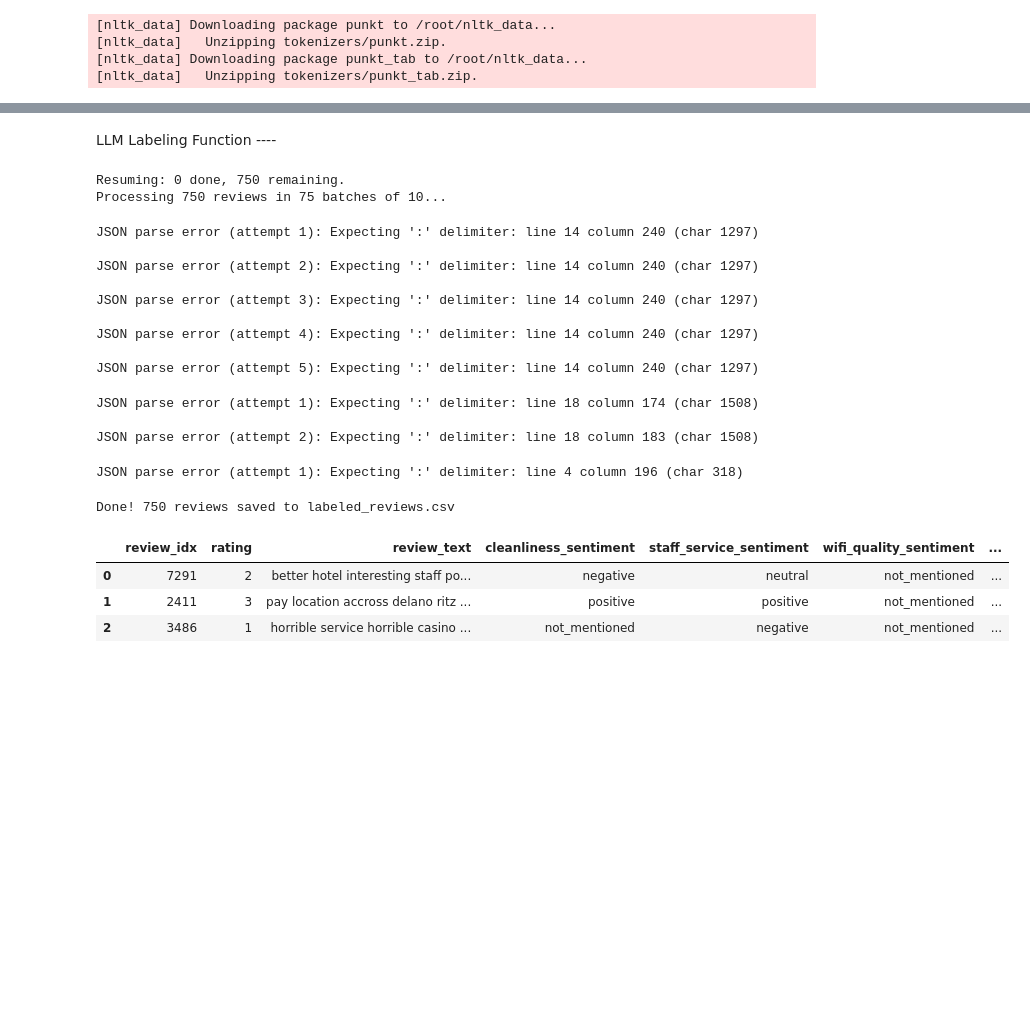
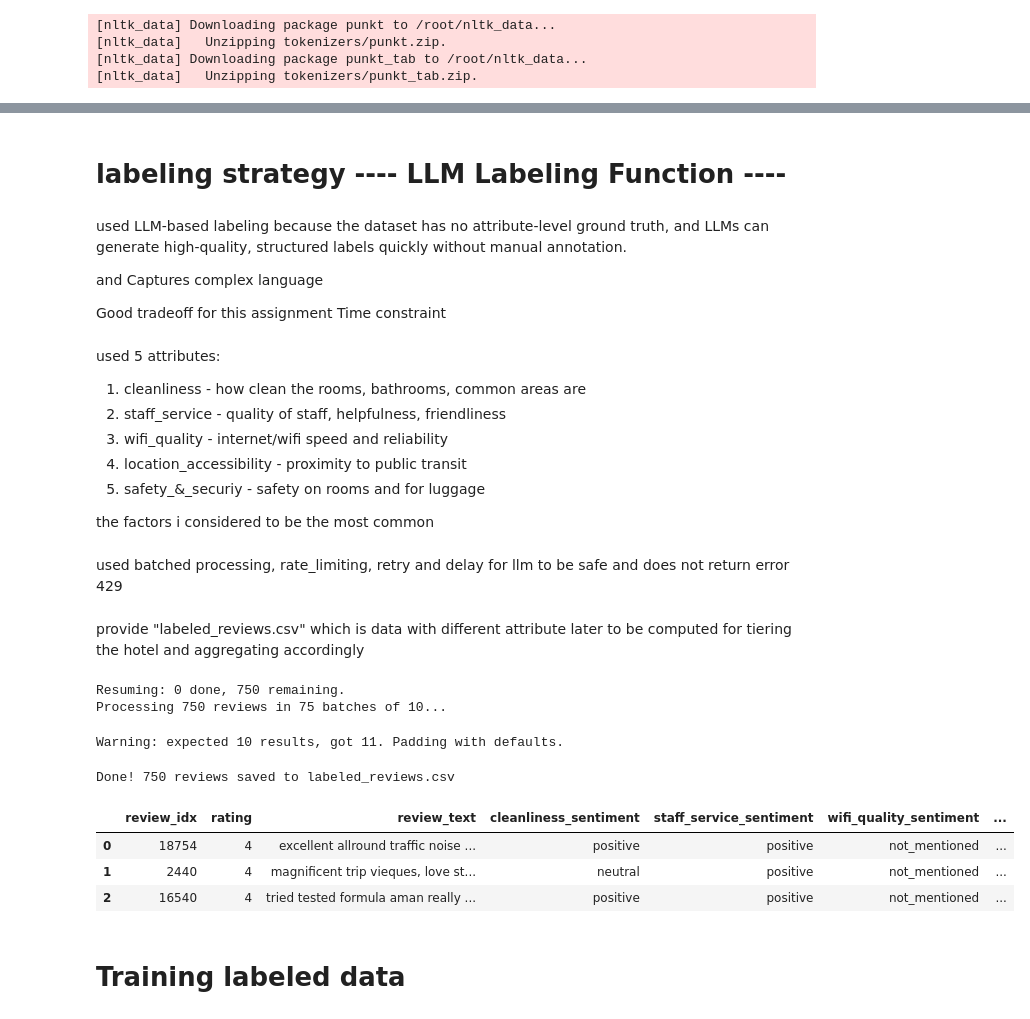
Before and after one commit to tusharxtech/Hotel-Attribute-Extraction-Tiering, a Jupyter notebook: Hotel_Attribute_Extraction_&_Tiering.ipynb, the cells around one changed output, grey strips where cells are left out. Saved outputs shown, nothing was run; the diff lists cells and outputs as text; code cells hidden in the pictures; blank space fills up the shorter version.

```diff
--- a/Hotel_Attribute_Extraction_&_Tiering.ipynb
+++ b/Hotel_Attribute_Extraction_&_Tiering.ipynb
@@ -23,10 +7,11 @@ Requirement already satisfied: typing-extensions>=4.4.0 in /usr/local/lib/python
 # %%
+!pip install kaggle
 import os
 import json
 
 kaggle_config = {
     "username": "tusharsinghlodhi",
-    "key": "KGAT_e6db6851768de7096b63921c91968a07"
+    "key": "KGAT_f0dc9d58b843e5efe1c9cd9a9d4d51d3"
 }
 
 os.makedirs('/root/.kaggle', exist_ok=True)
@@ -64,2 +72,0 @@ dropping na
-# %%
-df = df.dropna(subset=['Review'])
@@ -105,7 +111,7 @@ min_size = df['Rating'].value_counts().min()
 
 # Downsample each group
 balanced_df = pd.concat([
-    resample(df[df['Rating'] == i], replace=False, n_samples=300, random_state=42)
+    resample(df[df['Rating'] == i], replace=False, n_samples=150, random_state=42)
     for i in df['Rating'].unique()
 ])
 
@@ -167,8 +159,8 @@ def split_into_sentences(text):
     except:
         return [str(text)]
 
-train_df['sentences'] = train_df['Review'].apply(split_into_sentences)
+balanced_df['sentences'] = balanced_df['Review'].apply(split_into_sentences)
 
 
-print(f"Total sentences: {train_df['sentences'].explode().shape[0]}")
+print(f"Total sentences: {balanced_df['sentences'].explode().shape[0]}")
 # %% [output]
@@ -204,6 +198,26 @@ google-adk 1.29.0 requires opentelemetry-api<1.39.0,>=1.36.0, but you have opent
 Successfully installed eval-type-backport-0.3.1 jsonpath-python-1.1.6 mistralai-2.4.5 opentelemetry-api-1.39.1 opentelemetry-semantic-conventions-0.60b1
-# %% [markdown]
-LLM Labeling Function ----
+# %% [markdown]
+# **labeling strategy ---- LLM Labeling Function ----**
+# %% [markdown]
+used LLM-based labeling because the dataset has no attribute-level ground truth, and LLMs can generate high-quality, structured labels quickly without manual annotation.
+
+and Captures complex language
+
+Good tradeoff for this assignment
+Time constraint
+# %% [markdown]
+used 5 attributes:
+1. cleanliness - how clean the rooms, bathrooms, common areas are
+2. staff_service - quality of staff, helpfulness, friendliness
+3. wifi_quality - internet/wifi speed and reliability
+4. location_accessibility - proximity to public transit
+5. safety_&_securiy - safety on rooms and for luggage
+
+the factors i considered to be the most common
+# %% [markdown]
+used batched processing, rate_limiting, retry and delay for llm to be safe and does not return error 429
+# %% [markdown]
+provide "labeled_reviews.csv" which is data with different attribute later to be computed for tiering the hotel and aggregating accordingly
 # %%
 from mistralai.client import Mistral
 import re, time, json
@@ -213,20 +227,20 @@ from tqdm import tqdm
 client = Mistral(api_key="sAMJqlVx1c5ibTq3ImJRfiWb1I9bt8FW")
 model = "mistral-large-latest"
 
-ATTRIBUTES = ["cleanliness", "staff_service", "wifi_quality", "location_accessibility", "room_size"]
+ATTRIBUTES = ["cleanliness", "staff_service", "wifi_quality", "location_accessibility", "safety_&_securiy"]
 
 BATCH_SIZE = 10       # reviews per API call — tune down to 5 if still getting 429s
 DELAY = 15            # seconds between calls — tune up if needed (60 / your RPM limit)
 
 # ── Updated prompt: handles a numbered batch of reviews ──────────────────────
-BATCH_SYSTEM_PROMPT = """You are a hotel review analyzer. You will receive multiple reviews numbered [1], [2], etc.
+SYSTEM_PROMPT = """You are a hotel review analyzer. You will receive multiple reviews numbered [1], [2], etc.
 
 For EACH review, extract signals for these 5 attributes:
 1. cleanliness - how clean the rooms, bathrooms, common areas are
 2. staff_service - quality of staff, helpfulness, friendliness
 3. wifi_quality - internet/wifi speed and reliability
 4. location_accessibility - proximity to public transit
-5. room_size - size and spaciousness of rooms
+5. safety_&_securiy - safety and security for room lock and guard and luggage safety
 
 For each attribute return:
 - sentiment: "positive", "negative", "neutral", or "not_mentioned"
@@ -240,7 +254,7 @@ Return ONLY a valid JSON array, one object per review, no explanation, no markdo
     "staff_service": {"sentiment": "...", "confidence": 0.0, "evidence": "..."},
     "wifi_quality": {"sentiment": "...", "confidence": 0.0, "evidence": "..."},
     "location_accessibility": {"sentiment": "...", "confidence": 0.0, "evidence": "..."},
-    "room_size": {"sentiment": "...", "confidence": 0.0, "evidence": "..."}
+    "safety_&_securiy": {"sentiment": "...", "confidence": 0.0, "evidence": "..."}
   },
   ...
 ]"""
@@ -250,9 +264,9 @@ def get_default_result():
     return {attr: {"sentiment": "not_mentioned", "confidence": 0.0, "evidence": ""} for attr in ATTRIBUTES}
 
 
-def extract_batch(reviews: list[str], max_retries=5) -> list[dict]:
+def extract_batch(reviews: list[str], max_retries=2) -> list[dict]:
     """Send a batch of reviews in one API call."""
-    # Format: [1] review text\n[2] review text\n...
+    # formate will be :- [index]{review}
     batch_text = "\n\n".join(
         f"[{i+1}] {str(r)[:800]}" for i, r in enumerate(reviews)
     )
@@ -262,10 +276,10 @@ def extract_batch(reviews: list[str], max_retries=5) -> list[dict]:
             response = client.chat.complete(
                 model=model,
                 messages=[
-                    {"role": "system", "content": BATCH_SYSTEM_PROMPT},
+                    {"role": "system", "content": SYSTEM_PROMPT},
                     {"role": "user", "content": batch_text}
                 ],
-                temperature=0,
+                temperature=0,  # for discriminatry responce no creative answer
                 max_tokens=400 * len(reviews)   # scale tokens with batch size
             )
 
@@ -322,57 +336,47 @@ checkpoint = load_checkpoint()
 already_done = set(str(k) for k in checkpoint.keys())
 results = list(checkpoint.values())
 
-print(f"Resuming: {len(already_done)} done, {len(train_df) - len(already_done)} remaining.")
+print(f"Resuming: {len(already_done)} done, {len(balanced_df) - len(already_done)} remaining.")
 
 # Split remaining rows into batches
-remaining = [(idx, row) for idx, row in train_df.iterrows() if str(idx) not in already_done]
+remaining = [(idx, row) for idx, row in balanced_df.iterrows() if str(idx) not in already_done]
 batches = [remaining[i:i+BATCH_SIZE] for i in range(0, len(remaining), BATCH_SIZE)]
 
 print(f"Processing {len(remaining)} reviews in {len(batches)} batches of {BATCH_SIZE}...")
 
 for batch in tqdm(batches):
     indices = [idx for idx, _ in batch]
     reviews = [row['Review'] for _, row in batch]
     rows    = [row for _, row in batch]
 
     extractions = extract_batch(reviews)
 
     for (idx, row), extraction in zip(batch, extractions):
         record = {
             'review_idx': idx,
             'rating': row['Rating'],
             'review_text': row['Review'][:300],
             **{f"{attr}_sentiment": extraction.get(attr, {}).get('sentiment', 'not_mentioned') for attr in ATTRIBUTES},
             **{f"{attr}_confidence": extraction.get(attr, {}).get('confidence', 0.0) for attr in ATTRIBUTES},
             **{f"{attr}_evidence": extraction.get(attr, {}).get('evidence', '') for attr in ATTRIBUTES},
         }
         results.append(record)
         checkpoint[str(idx)] = record
 
     save_checkpoint(checkpoint)
     pd.DataFrame(results).to_csv('labeled_reviews.csv', index=False)
     time.sleep(DELAY)   # one sleep per BATCH, not per review
 
 print(f"\nDone! {len(results)} reviews saved to labeled_reviews.csv")
 pd.DataFrame(results).head(3)
 # %% [output]
 Resuming: 0 done, 750 remaining.
 Processing 750 reviews in 75 batches of 10...
-JSON parse error (attempt 1): Expecting ':' delimiter: line 14 column 240 (char 1297)
-
-JSON parse error (attempt 2): Expecting ':' delimiter: line 14 column 240 (char 1297)
-
-JSON parse error (attempt 3): Expecting ':' delimiter: line 14 column 240 (char 1297)
-
-JSON parse error (attempt 4): Expecting ':' delimiter: line 14 column 240 (char 1297)
-
-JSON parse error (attempt 5): Expecting ':' delimiter: line 14 column 240 (char 1297)
+Warning: expected 10 results, got 11. Padding with defaults.
-JSON parse error (attempt 1): Expecting ':' delimiter: line 18 column 174 (char 1508)
-
-JSON parse error (attempt 2): Expecting ':' delimiter: line 18 column 183 (char 1508)
+Done! 750 reviews saved to labeled_reviews.csv
-JSON parse error (attempt 1): Expecting ':' delimiter: line 4 column 196 (char 318)
-Done! 750 reviews saved to labeled_reviews.csv
 |  | review_idx | rating | review_text | cleanliness_sentiment | staff_service_sentiment | wifi_quality_sentiment | ... |
-| 0 | 7291 | 2 | better hotel interesting staff po... | negative | neutral | not_mentioned | ... |
-| 1 | 2411 | 3 | pay location accross delano ritz ... | positive | positive | not_mentioned | ... |
-| 2 | 3486 | 1 | horrible service horrible casino ... | not_mentioned | negative | not_mentioned | ... |
+| 0 | 18754 | 4 | excellent allround traffic noise ... | positive | positive | not_mentioned | ... |
+| 1 | 2440 | 4 | magnificent trip vieques, love st... | neutral | positive | not_mentioned | ... |
+| 2 | 16540 | 4 | tried tested formula aman really ... | positive | positive | not_mentioned | ... |
+# %% [markdown]
+# **Training labeled data**
```
Also changed, not shown: parts of 28 cells of this notebook.
